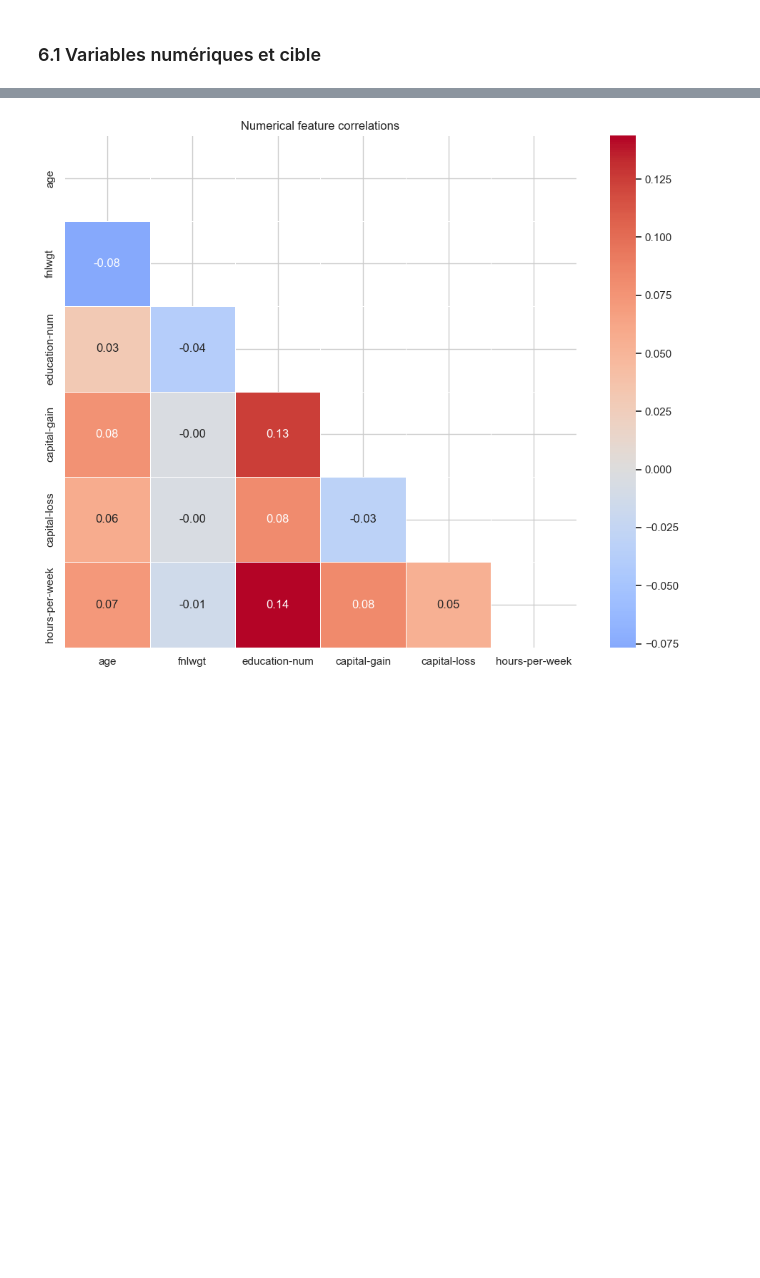
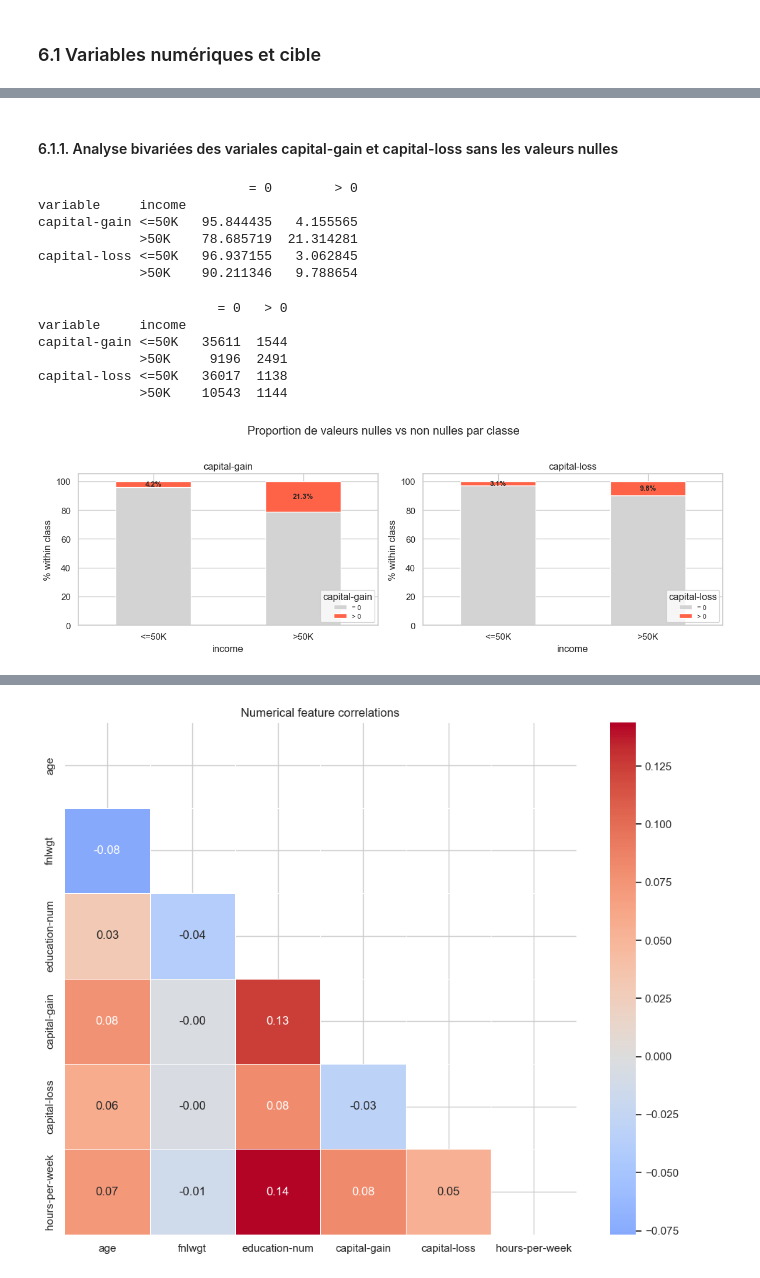
Before and after one commit to Madianou/UCI-Classification-model-project-, a Jupyter notebook: notebooks/eda.ipynb, the cells around one changed output, grey strips where cells are left out. Cells and saved outputs as stored; diff of their text form; code cells hidden in the pictures; blank space fills up the shorter version.

```diff
--- a/notebooks/eda.ipynb
+++ b/notebooks/eda.ipynb
@@ -420,0 +453,24 @@ On retrouve un taux d'outliers très important. Il faudra faire un choix de tran
+# %% [markdown]
+#### 6.1.1. Analyse bivariées des variales capital-gain et capital-loss sans les valeurs nulles
+# %%
+print(eda.zero_proportion_by_class(["capital-gain", "capital-loss"]))
+# %% [output]
+                           = 0        > 0
+variable     income
+capital-gain <=50K   95.844435   4.155565
+             >50K    78.685719  21.314281
+capital-loss <=50K   96.937155   3.062845
+             >50K    90.211346   9.788654
+# %%
+print(eda.zero_proportion_by_class(["capital-gain", "capital-loss"], normalize=False))
+# %% [output]
+                       = 0   > 0
+variable     income
+capital-gain <=50K   35611  1544
+             >50K     9196  2491
+capital-loss <=50K   36017  1138
+             >50K    10543  1144
+# %%
+eda.plot_zero_proportion_by_class(["capital-gain", "capital-loss"]);
+# %% [output]
+[figure, added]
```
Also changed, not shown: parts of 43 cells of this notebook, 3 other files.
